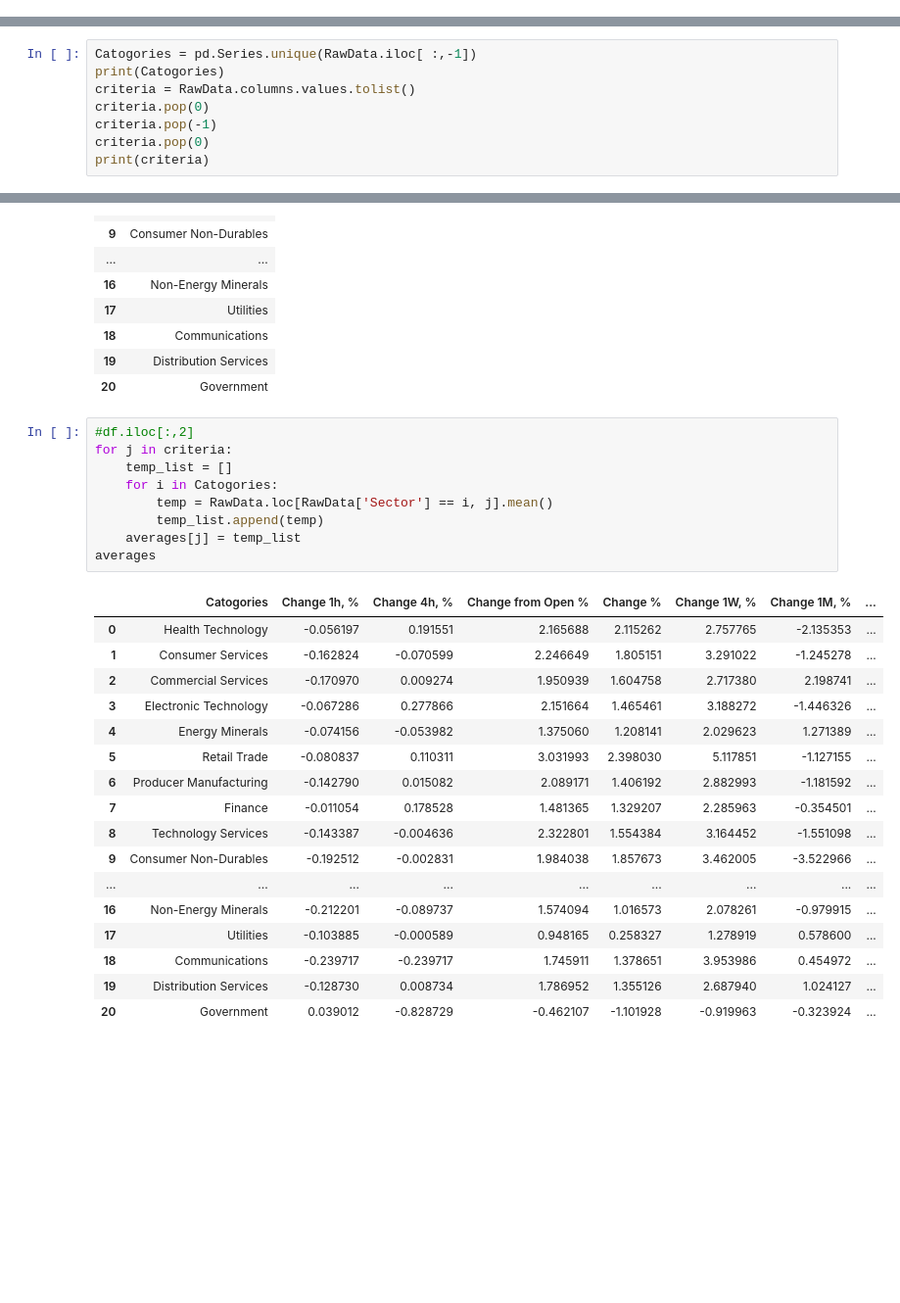
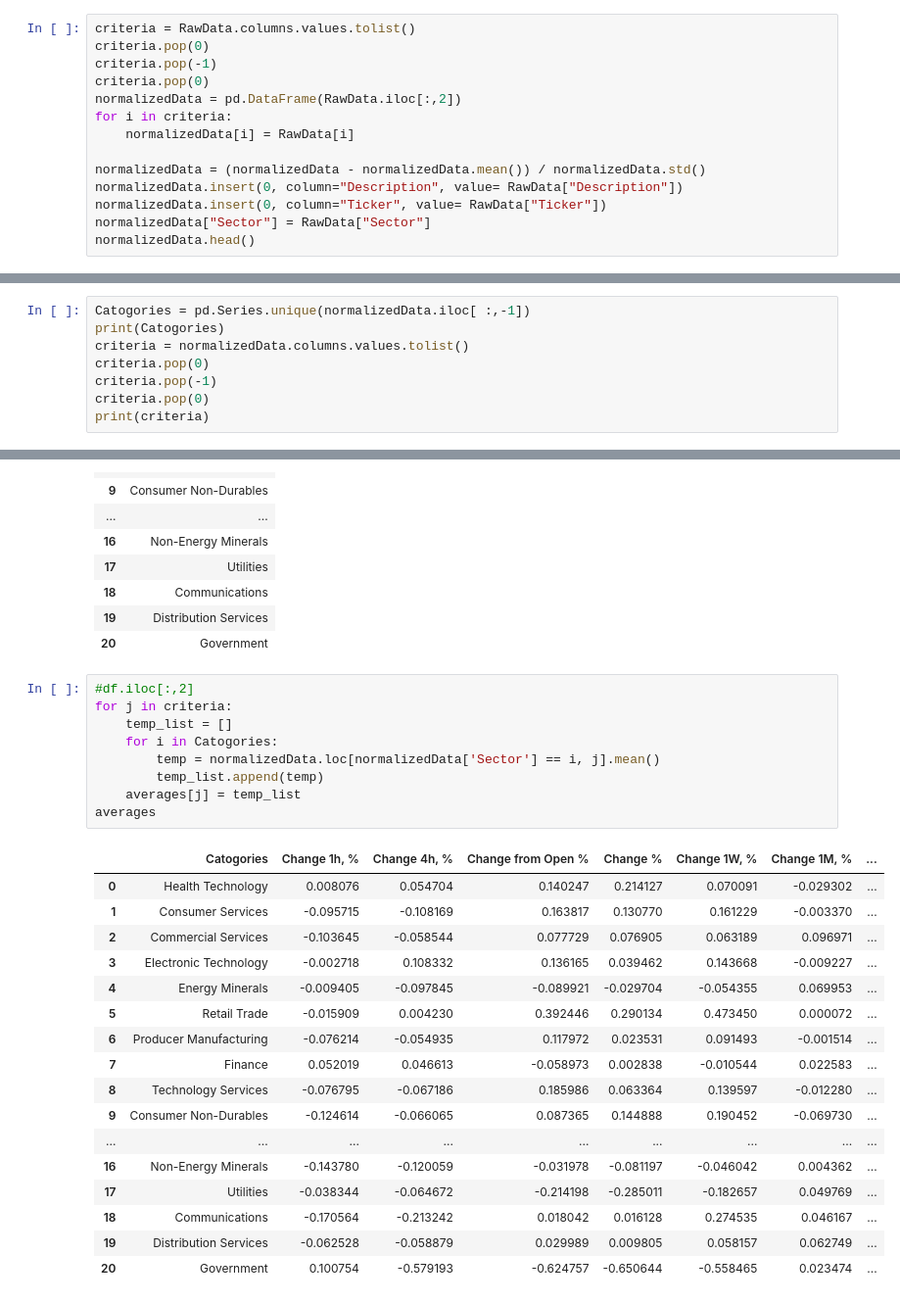
Before and after one commit to Hamza-joosub/Fund, a Jupyter notebook: Anomoly Detection/Simple/Anomaly_Detection.ipynb, the cells around one changed output, grey strips where cells are left out. Shown at 98% size. Saved outputs shown, nothing was run; the diff lists cells and outputs as text; blank space fills up the shorter version.

```diff
--- a/Anomoly Detection/Simple/Anomaly_Detection.ipynb
+++ b/Anomoly Detection/Simple/Anomaly_Detection.ipynb
@@ -14,3 +15,17 @@ RawData.head()
 | 2 | ANEB | Anebulo Pharmaceuticals, Inc. | -3.703704 | -3.703704 | 8.837209 | 36.842105 | -4.881915 | ... |
 | 3 | GPAK | Gamer Pakistan Inc. | -0.397189 | -0.397189 | 28.346457 | 32.520325 | 22.648608 | ... |
 | 4 | MBRX | Moleculin Biotech, Inc. | 1.410236 | 1.410236 | 23.076923 | 30.612245 | 42.222222 | ... |
+# %%
+criteria = RawData.columns.values.tolist()
+criteria.pop(0)
+criteria.pop(-1)
+criteria.pop(0)
+normalizedData = pd.DataFrame(RawData.iloc[:,2])
+for i in criteria:
+    normalizedData[i] = RawData[i]
+
+normalizedData = (normalizedData - normalizedData.mean()) / normalizedData.std()
+normalizedData.insert(0, column="Description", value= RawData["Description"])
+normalizedData.insert(0, column="Ticker", value= RawData["Ticker"])
+normalizedData["Sector"] = RawData["Sector"]
+normalizedData.head()
@@ -17,7 +39,7 @@ RawData.head()
 # %%
-Catogories = pd.Series.unique(RawData.iloc[ :,-1])
+Catogories = pd.Series.unique(normalizedData.iloc[ :,-1])
 print(Catogories)
-criteria = RawData.columns.values.tolist()
+criteria = normalizedData.columns.values.tolist()
 criteria.pop(0)
 criteria.pop(-1)
 criteria.pop(0)
@@ -56,27 +78,27 @@ averages
 # %%
 #df.iloc[:,2]
 for j in criteria:
     temp_list = []
     for i in Catogories:
-        temp = RawData.loc[RawData['Sector'] == i, j].mean()
+        temp = normalizedData.loc[normalizedData['Sector'] == i, j].mean()
         temp_list.append(temp)
     averages[j] = temp_list
 averages
 # %% [output]
 |  | Catogories | Change 1h, % | Change 4h, % | Change from Open % | Change % | Change 1W, % | Change 1M, % | ... |
-| 0 | Health Technology | -0.056197 | 0.191551 | 2.165688 | 2.115262 | 2.757765 | -2.135353 | ... |
-| 1 | Consumer Services | -0.162824 | -0.070599 | 2.246649 | 1.805151 | 3.291022 | -1.245278 | ... |
-| 2 | Commercial Services | -0.170970 | 0.009274 | 1.950939 | 1.604758 | 2.717380 | 2.198741 | ... |
-| 3 | Electronic Technology | -0.067286 | 0.277866 | 2.151664 | 1.465461 | 3.188272 | -1.446326 | ... |
-| 4 | Energy Minerals | -0.074156 | -0.053982 | 1.375060 | 1.208141 | 2.029623 | 1.271389 | ... |
-| 5 | Retail Trade | -0.080837 | 0.110311 | 3.031993 | 2.398030 | 5.117851 | -1.127155 | ... |
-| 6 | Producer Manufacturing | -0.142790 | 0.015082 | 2.089171 | 1.406192 | 2.882993 | -1.181592 | ... |
-| 7 | Finance | -0.011054 | 0.178528 | 1.481365 | 1.329207 | 2.285963 | -0.354501 | ... |
-| 8 | Technology Services | -0.143387 | -0.004636 | 2.322801 | 1.554384 | 3.164452 | -1.551098 | ... |
-| 9 | Consumer Non-Durables | -0.192512 | -0.002831 | 1.984038 | 1.857673 | 3.462005 | -3.522966 | ... |
+| 0 | Health Technology | 0.008076 | 0.054704 | 0.140247 | 0.214127 | 0.070091 | -0.029302 | ... |
+| 1 | Consumer Services | -0.095715 | -0.108169 | 0.163817 | 0.130770 | 0.161229 | -0.003370 | ... |
+| 2 | Commercial Services | -0.103645 | -0.058544 | 0.077729 | 0.076905 | 0.063189 | 0.096971 | ... |
+| 3 | Electronic Technology | -0.002718 | 0.108332 | 0.136165 | 0.039462 | 0.143668 | -0.009227 | ... |
+| 4 | Energy Minerals | -0.009405 | -0.097845 | -0.089921 | -0.029704 | -0.054355 | 0.069953 | ... |
+| 5 | Retail Trade | -0.015909 | 0.004230 | 0.392446 | 0.290134 | 0.473450 | 0.000072 | ... |
+| 6 | Producer Manufacturing | -0.076214 | -0.054935 | 0.117972 | 0.023531 | 0.091493 | -0.001514 | ... |
+| 7 | Finance | 0.052019 | 0.046613 | -0.058973 | 0.002838 | -0.010544 | 0.022583 | ... |
+| 8 | Technology Services | -0.076795 | -0.067186 | 0.185986 | 0.063364 | 0.139597 | -0.012280 | ... |
+| 9 | Consumer Non-Durables | -0.124614 | -0.066065 | 0.087365 | 0.144888 | 0.190452 | -0.069730 | ... |
 | ... | ... | ... | ... | ... | ... | ... | ... | ... |
-| 16 | Non-Energy Minerals | -0.212201 | -0.089737 | 1.574094 | 1.016573 | 2.078261 | -0.979915 | ... |
-| 17 | Utilities | -0.103885 | -0.000589 | 0.948165 | 0.258327 | 1.278919 | 0.578600 | ... |
-| 18 | Communications | -0.239717 | -0.239717 | 1.745911 | 1.378651 | 3.953986 | 0.454972 | ... |
-| 19 | Distribution Services | -0.128730 | 0.008734 | 1.786952 | 1.355126 | 2.687940 | 1.024127 | ... |
-| 20 | Government | 0.039012 | -0.828729 | -0.462107 | -1.101928 | -0.919963 | -0.323924 | ... |
+| 16 | Non-Energy Minerals | -0.143780 | -0.120059 | -0.031978 | -0.081197 | -0.046042 | 0.004362 | ... |
+| 17 | Utilities | -0.038344 | -0.064672 | -0.214198 | -0.285011 | -0.182657 | 0.049769 | ... |
+| 18 | Communications | -0.170564 | -0.213242 | 0.018042 | 0.016128 | 0.274535 | 0.046167 | ... |
+| 19 | Distribution Services | -0.062528 | -0.058879 | 0.029989 | 0.009805 | 0.058157 | 0.062749 | ... |
+| 20 | Government | 0.100754 | -0.579193 | -0.624757 | -0.650644 | -0.558465 | 0.023474 | ... |
```
Also changed, not shown: parts of 3 cells of this notebook.
